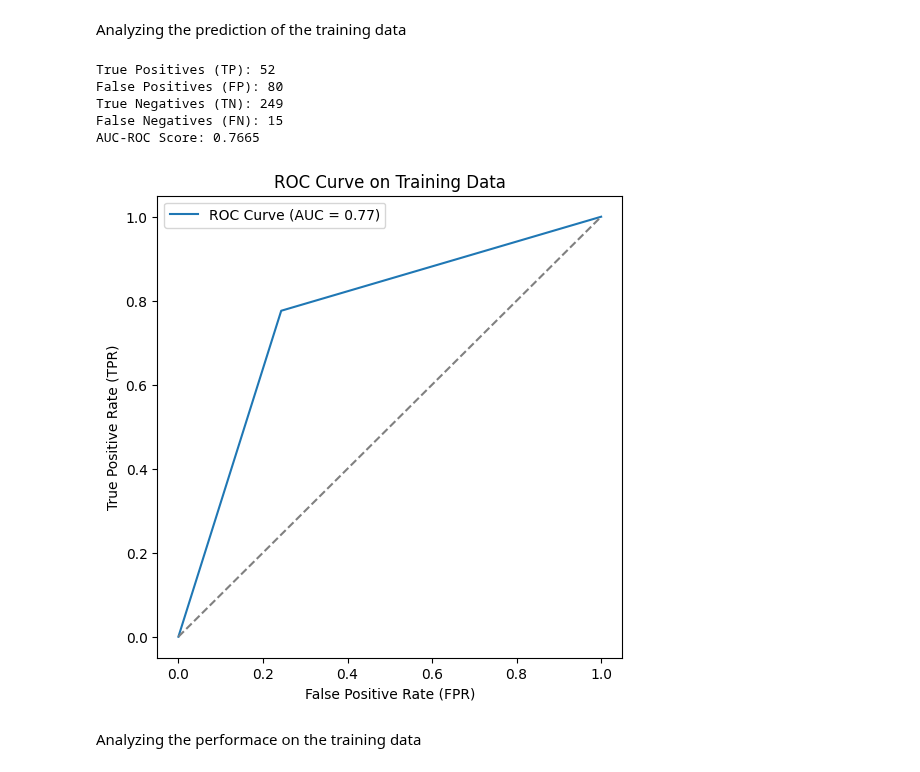
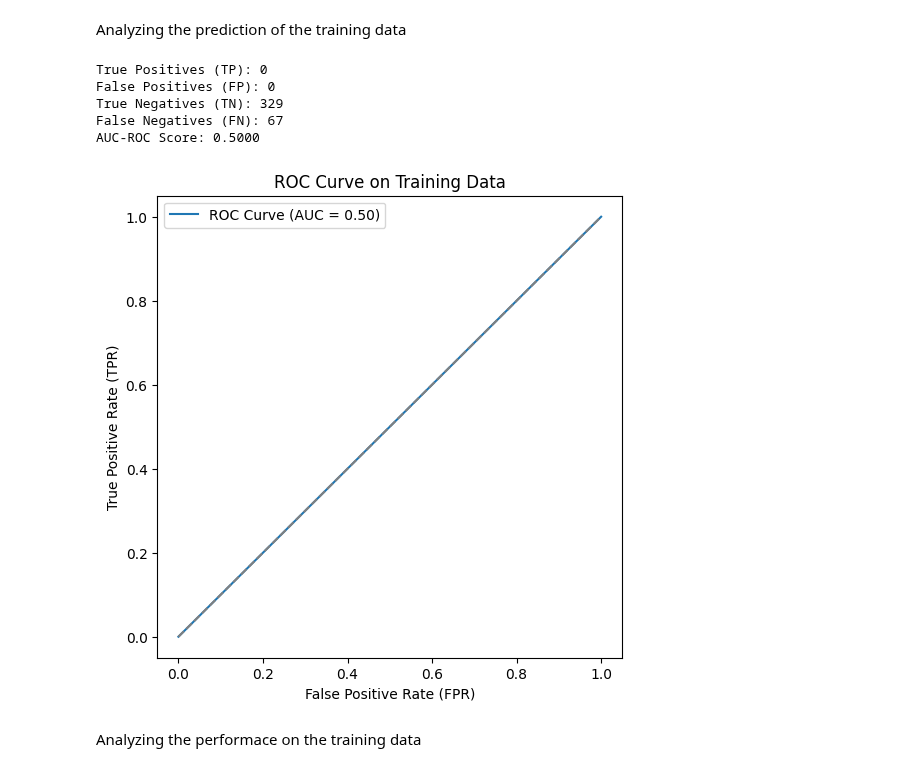
Before and after one commit to gchermside/UCEC_Recurrance, a Jupyter notebook: testing_models.ipynb, the cells around one changed output. Cells and saved outputs as stored; diff of their text form; code cells hidden in the pictures.

```diff
--- a/testing_models.ipynb
+++ b/testing_models.ipynb
@@ -11,58 +11,51 @@ import config
 from sklearn.metrics import confusion_matrix
 from sklearn.metrics import roc_curve, roc_auc_score
 # %%
-# CHANGE HERE TO TEST A DIFFERENT MODEL
-model = joblib.load(config.RF_MODEL_PATH)
+# CHANGE HERE TO TEST A DIFFERENT MODEL ########################################
+model = joblib.load("models/xgboost_with_lasso_erroring")
 
 X_train = joblib.load(config.X_TRAIN_PATH)
 y_train = joblib.load(config.Y_TRAIN_PATH)
 X_test = joblib.load(config.X_TEST_PATH)
 y_test = joblib.load(config.Y_TEST_PATH)
 feature_names = joblib.load(config.FEATURE_NAMES)
-# %%
-# CHANGE HERE TO TEST A DIFFERENT MODEL
-model = joblib.load(config.LR_MODEL_PATH)
-
-X_train = joblib.load(config.X_TRAIN_PATH)
-y_train = joblib.load(config.Y_TRAIN_PATH)
-X_test = joblib.load(config.X_TEST_PATH)
-y_test = joblib.load(config.Y_TEST_PATH)
 # %%
+X_train.columns = [None] * X_train.shape[1]
 y_train_pred = model.predict(X_train)
 
 cm_test = confusion_matrix(y_train, y_train_pred)
 tn, fp, fn, tp = cm_test.ravel()
 print(f"True Positives (TP): {tp}")
 print(f"False Positives (FP): {fp}")
 print(f"True Negatives (TN): {tn}")
 print(f"False Negatives (FN): {fn}")
 
 # Compute the AUC-ROC score
 roc_auc = roc_auc_score(y_train, y_train_pred)
 
 # Print the AUC-ROC score
 print(f"AUC-ROC Score: {roc_auc:.4f}")
 
 
 # Compute ROC curve
 fpr, tpr, _ = roc_curve(y_train, y_train_pred)
 
 # Plot the ROC Curve
 plt.figure(figsize=(6, 6))
 plt.plot(fpr, tpr, linestyle='-', label=f'ROC Curve (AUC = {roc_auc:.2f})')
 plt.plot([0, 1], [0, 1], linestyle='--', color='gray')  # Random classifier line
 plt.xlabel("False Positive Rate (FPR)")
 plt.ylabel("True Positive Rate (TPR)")
 plt.title("ROC Curve on Training Data")
 plt.legend()
 plt.show()
 # %% [output]
-True Positives (TP): 52
-False Positives (FP): 80
-True Negatives (TN): 249
-False Negatives (FN): 15
-AUC-ROC Score: 0.7665
+True Positives (TP): 0
+False Positives (FP): 0
+True Negatives (TN): 329
+False Negatives (FN): 67
+AUC-ROC Score: 0.5000
-[figure, old version]
+[figure, new version]
 # %% [markdown]
 Analyzing the performace on the training data
 # %%
```
Also changed, not shown: parts of 3 cells of this notebook, 11 other files.
